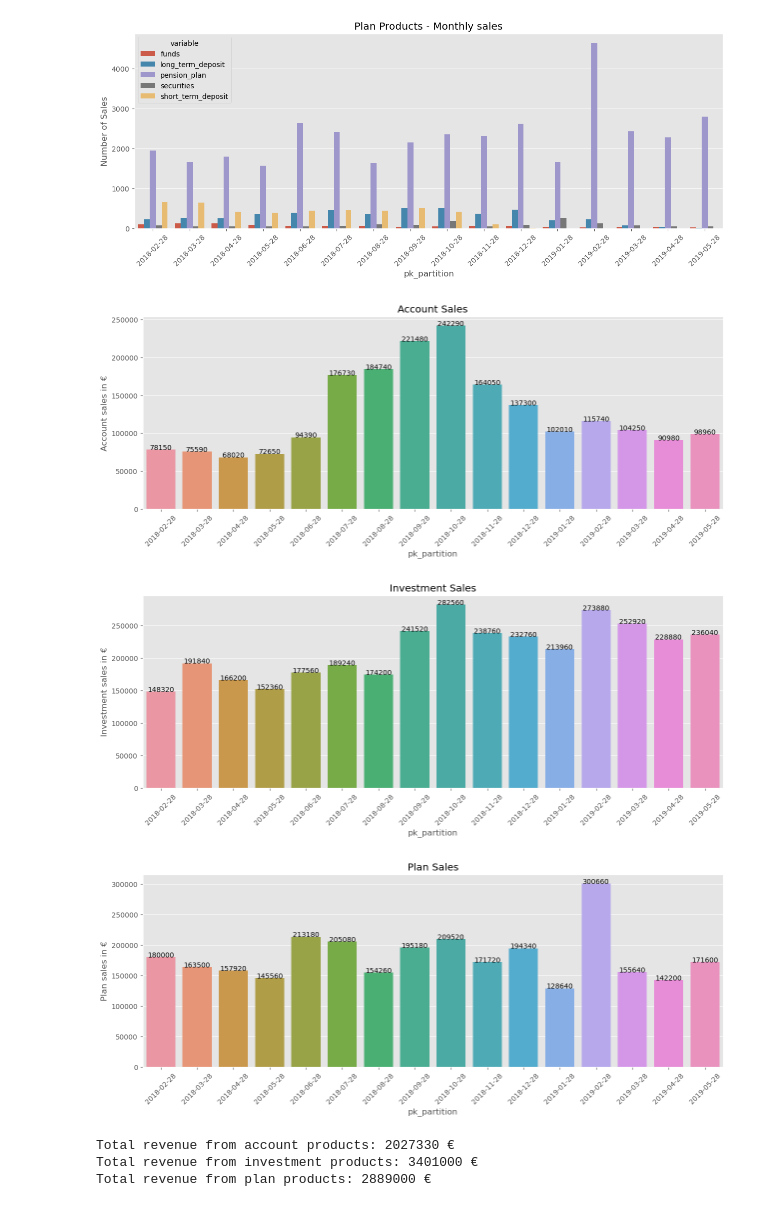
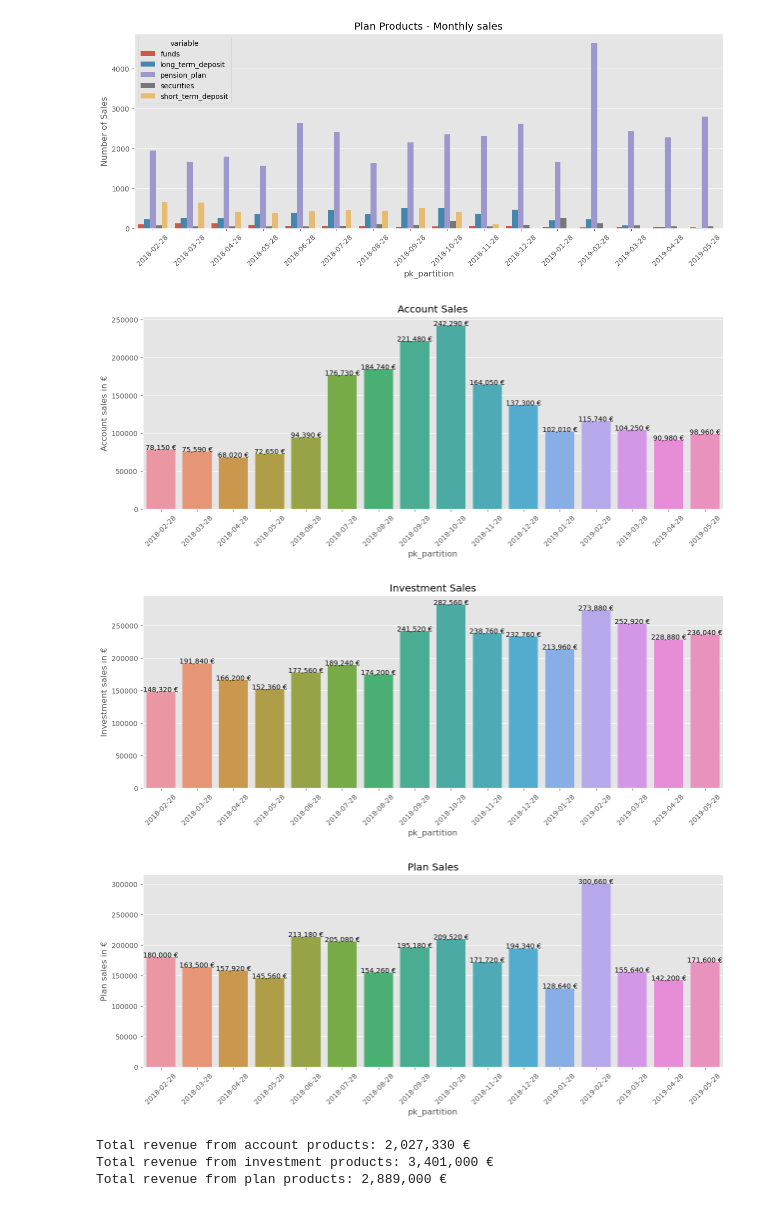
Before and after one commit to aggarcia1996/final_project_adjt, a Jupyter notebook: Analysis/EDA.ipynb, the cells around one changed output. Cells and saved outputs as stored; diff of their text form; code cells hidden in the pictures.

```diff
--- a/Analysis/EDA.ipynb
+++ b/Analysis/EDA.ipynb
@@ -701,37 +701,39 @@ plan_sales = monthly_sales_bars(df_ts, products_plans, "Plan Products")
 # %%
 def revenue_plotter(data, category, multi, title):
     plot_df = data.groupby(category)["sales"].sum() * multi
 
     plt.figure(figsize = (15,5))
     sns.barplot(x = plot_df.index, y = plot_df.values)
     for i in range(len(plot_df)):
-        plt.text(i, plot_df.values[i], str(int(plot_df.values[i])), ha = "center", color = "black")
-    total = plot_df.sum()
+        plt.text(i, plot_df.values[i], "{:,}".format((int(plot_df.values[i]))) + " €", ha = "center", color = "black")
 
     plt.ylabel(f"{title} sales in €")
     plt.title(f"{title} Sales")
     plt.xticks(rotation = 45)
     plt.show()
 
 revenue_plotter(account_sales, "pk_partition", 10, "Account")
 revenue_plotter(invest_sales, "pk_partition", 40, "Investment")
 revenue_plotter(plan_sales, "pk_partition", 60, "Plan")
 # %% [output]
-[figure, old version]
+[figure, new version]
-[figure, old version]
+[figure, new version]
-[figure, old version]
+[figure, new version]
 # %%
-acc_total = (account_sales.groupby("pk_partition")["sales"].sum() * 10).sum()
-inv_total = (invest_sales.groupby("pk_partition")["sales"].sum() * 40).sum()
-plan_total = (plan_sales.groupby("pk_partition")["sales"].sum() * 60).sum()
+acc_total = "{:,}".format(
+    (account_sales.groupby("pk_partition")["sales"].sum() * 10).sum())
+inv_total = "{:,}".format(
+    (invest_sales.groupby("pk_partition")["sales"].sum() * 40).sum())
+plan_total = "{:,}".format(
+    (plan_sales.groupby("pk_partition")["sales"].sum() * 60).sum())
 
 print(f"Total revenue from account products: {acc_total} €")
 print(f"Total revenue from investment products: {inv_total} €")
 print(f"Total revenue from plan products: {plan_total} €")
 # %% [output]
-Total revenue from account products: 2027330 €
-Total revenue from investment products: 3401000 €
-Total revenue from plan products: 2889000 €
+Total revenue from account products: 2,027,330 €
+Total revenue from investment products: 3,401,000 €
+Total revenue from plan products: 2,889,000 €
 # %%
 revenue_plotter(account_sales, "variable", 10, "Account")
 revenue_plotter(invest_sales, "variable", 40, "Investment")
```
Also changed, not shown: parts of 1 cell of this notebook.
